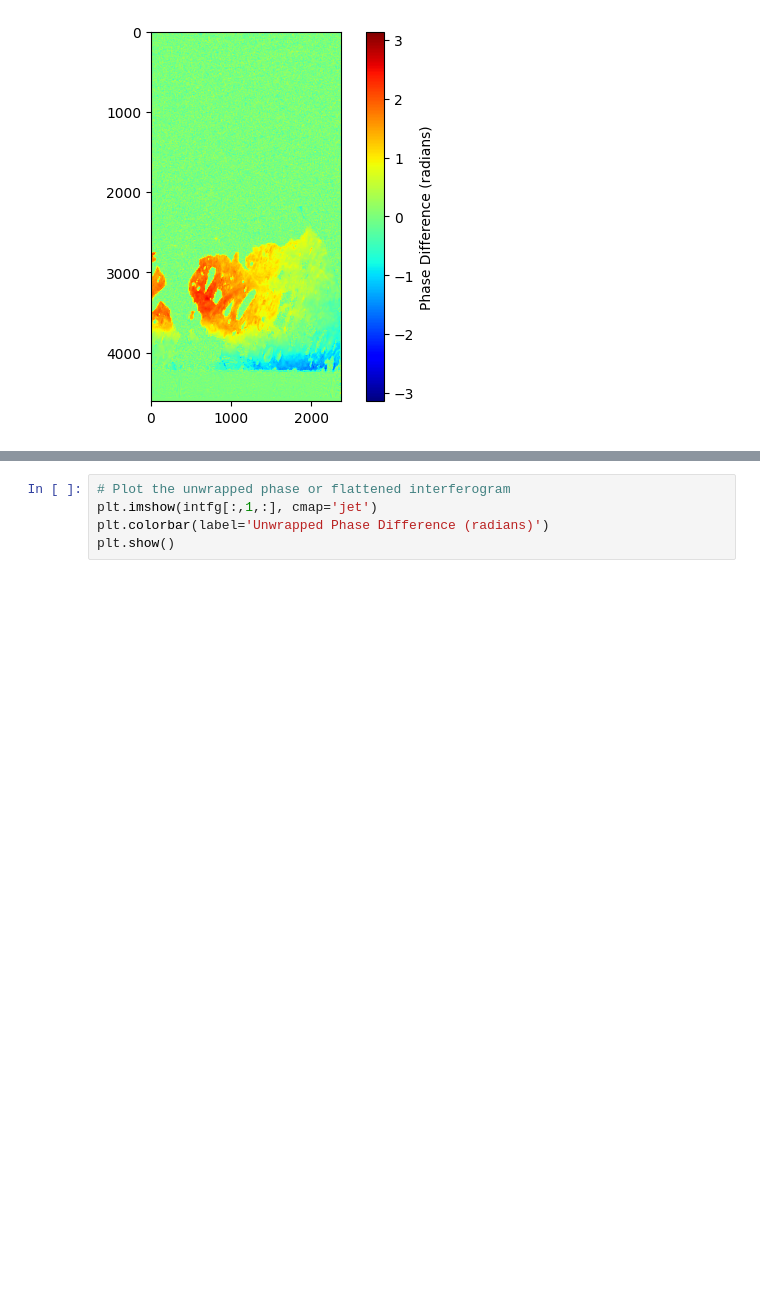
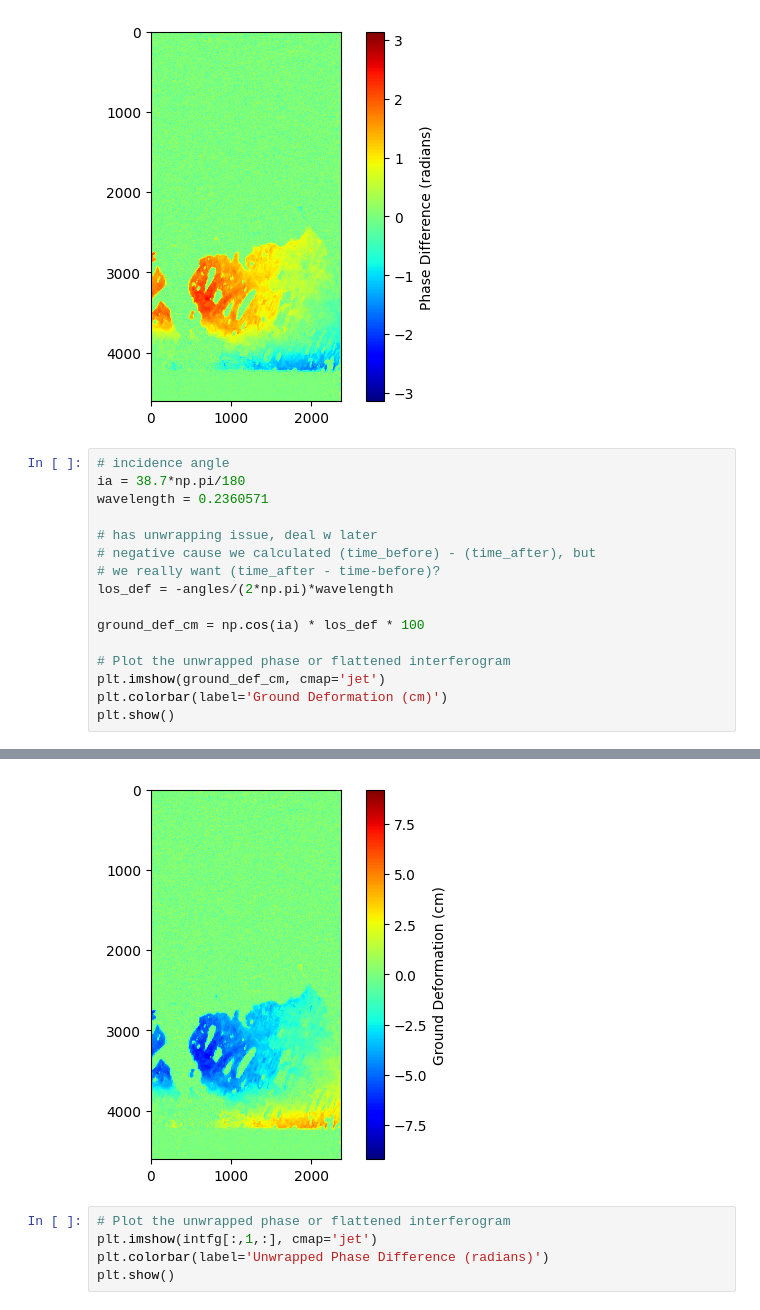
Before and after one commit to jmathur25/permafrost-prediction, a Jupyter notebook: src/py/explore/explore.ipynb, the cells around one changed output, grey strips where cells are left out. Cells and saved outputs as stored; diff of their text form; blank space fills up the shorter version.

```diff
--- a/explore/explore.ipynb
+++ b/src/py/explore/explore.ipynb
@@ -145,3 +380,20 @@ plt.show()
 # %% [output]
 2023-08-30 12:36:24,214 - matplotlib.colorbar - DEBUG - locator: <matplotlib.ticker.AutoLocator object at 0x...>
 [figure]
+# %%
+# incidence angle
+ia = 38.7*np.pi/180
+wavelength = 0.2360571
+
+# has unwrapping issue, deal w later
+# negative cause we calculated (time_before) - (time_after), but
+# we really want (time_after - time-before)?
+los_def = -angles/(2*np.pi)*wavelength
+
+ground_def_cm = np.cos(ia) * los_def * 100
+
+# Plot the unwrapped phase or flattened interferogram
+plt.imshow(ground_def_cm, cmap='jet')
+plt.colorbar(label='Ground Deformation (cm)')
+plt.show()
+# %% [output]
@@ -148,3 +401,4 @@ plt.show()
+[figure, added]
 # %%
 # Plot the unwrapped phase or flattened interferogram
 plt.imshow(intfg[:,1,:], cmap='jet')
```
Also changed, not shown: parts of 21 cells of this notebook, 15 other files.
